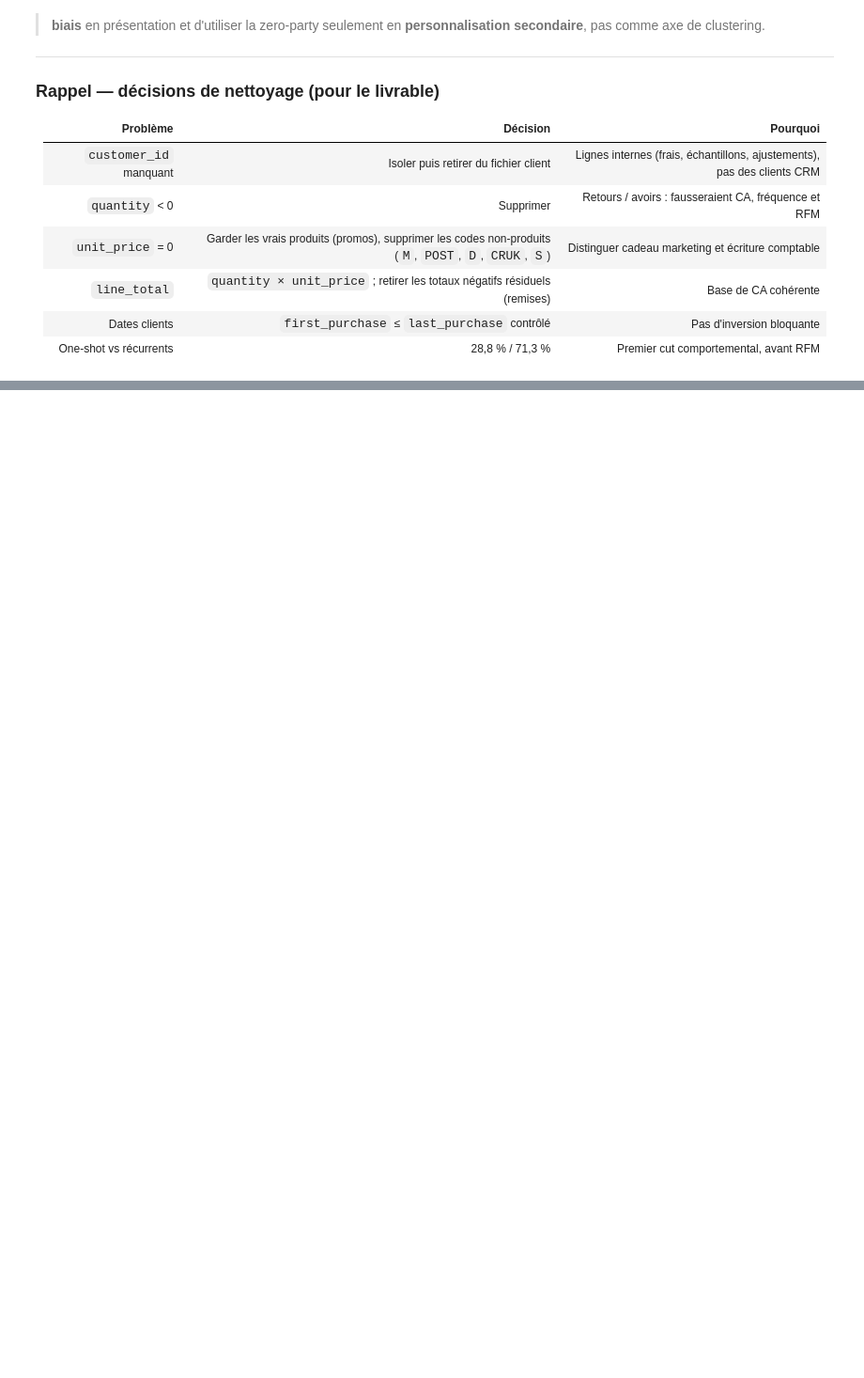
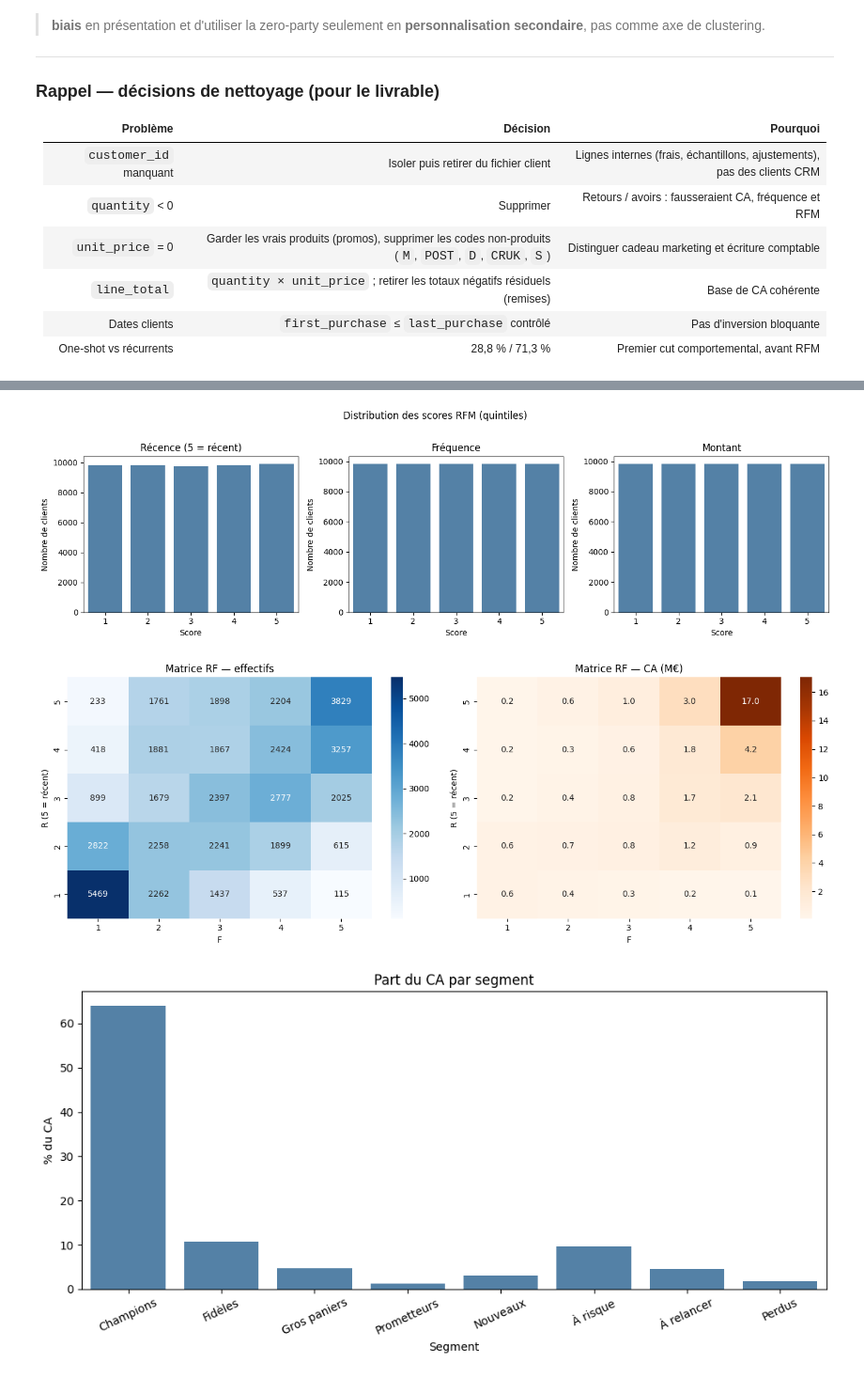
Before and after one commit to RomainR99/Data-Marketing-, a Jupyter notebook: DataMarketing.ipynb, the cells around one changed output, grey strips where cells are left out. Shown at 94% size. Drawn from its saved outputs; the diff is of its cells as text; code cells hidden in the pictures; blank space fills up the shorter version.

```diff
--- a/DataMarketing.ipynb
+++ b/DataMarketing.ipynb
@@ -1347,0 +1727,47 @@ Ces hypothèses relient une observation d'EDA à un comportement attendu, puis
+# %%
+fig, axes = plt.subplots(1, 3, figsize=(14, 4))
+for ax, col, title in zip(axes, ['R', 'F', 'M'], ['Récence (5 = récent)', 'Fréquence', 'Montant']):
+    sns.countplot(data=rfm_df, x=col, color='steelblue', ax=ax)
+    ax.set_title(title)
+    ax.set_xlabel('Score')
+    ax.set_ylabel('Nombre de clients')
+plt.suptitle('Distribution des scores RFM (quintiles)', y=1.02)
+plt.tight_layout()
+plt.show()
+
+matrice_rf = (
+    rfm_df.pivot_table(index='R', columns='F', values='customer_id', aggfunc='count', fill_value=0)
+    .sort_index(ascending=False)
+)
+matrice_ca = (
+    rfm_df.pivot_table(index='R', columns='F', values='monetary', aggfunc='sum', fill_value=0)
+    .sort_index(ascending=False)
+)
+
+fig, axes = plt.subplots(1, 2, figsize=(14, 5))
+sns.heatmap(matrice_rf, annot=True, fmt='d', cmap='Blues', ax=axes[0])
+axes[0].set_title('Matrice RF — effectifs')
+axes[0].set_xlabel('F')
+axes[0].set_ylabel('R (5 = récent)')
+sns.heatmap(matrice_ca / 1e6, annot=True, fmt='.1f', cmap='Oranges', ax=axes[1])
+axes[1].set_title('Matrice RF — CA (M€)')
+axes[1].set_xlabel('F')
+axes[1].set_ylabel('R (5 = récent)')
+plt.tight_layout()
+plt.show()
+
+fig, ax = plt.subplots(figsize=(10, 5))
+sns.barplot(
+    data=seg_table.reset_index(),
+    x='segment', y='pct_ca', color='steelblue', ax=ax
+)
+ax.set_title('Part du CA par segment')
+ax.set_xlabel('Segment')
+ax.set_ylabel('% du CA')
+ax.tick_params(axis='x', rotation=25)
+plt.tight_layout()
+plt.show()
+# %% [output]
+[figure, added]
+[figure, added]
+[figure, added]
```
Also changed, not shown: parts of 24 cells of this notebook.
